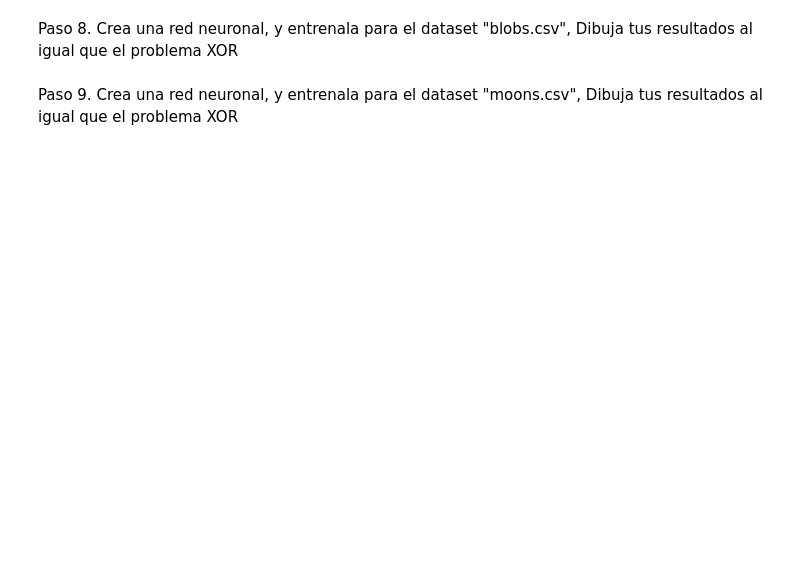
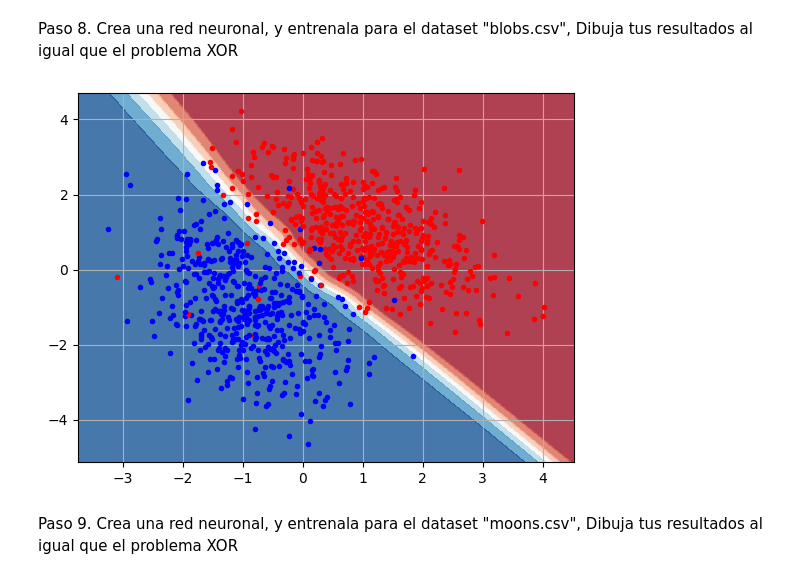
Before and after one commit to Joel-Alejandro-DM/DrivenPath, a Jupyter notebook: L04_Red_Neuronal_Densa.ipynb, the cells around one changed output. Drawn from its saved outputs; the diff is of its cells as text; code cells hidden in the pictures; blank space fills up the shorter version.

```diff
--- a/L04_Red_Neuronal_Densa.ipynb
+++ b/L04_Red_Neuronal_Densa.ipynb
@@ -63,9 +85,9 @@ class MLP:
 
     # Initialize weights
     for l in range(1, self.L + 1):
-      self.w[l] = -1 + 2 * np.random.rand(layers[l],   layers[l-1]) # en la capa l, (l x l-1)
-      self.b[l] = -1 + 2 * np.random.rand(layers[l], 1) # vector  columna
-      if l = self.L:
+      self.w[l] = -1 + 2 * np.random.rand(layers_dims[l],   layers_dims[l-1]) # en la capa l, (l x l-1)
+      self.b[l] = -1 + 2 * np.random.rand(layers_dims[l], 1) # vector  columna
+      if l == self.L:
         self.f[l] = output_activation
       else:
         self.f[l] = hidden_activation
@@ -94,7 +116,7 @@ class MLP:
       A[0] = X.copy()
       for l in range(1, self.L + 1):
         Z = self.w[l] @ A[l-1] + self.b[l]
-        A[l], dA[l] = self.f[l](Z, derivate = True)
+        A[l], dA[l] = self.f[l](Z, derivative = True)
 
       # Backpropagation
       for l in range(self.L, 0, -1):
@@ -151,4 +179,16 @@ MLP_binary_classification_2d(X,Y,net)
 # %% [markdown]
 Paso 8. Crea una red neuronal, y entrenala para el dataset "blobs.csv", Dibuja tus resultados al igual que el problema XOR
+# %%
+df = pd.read_csv('blobs.csv')
+
+Y = df[['y']].to_numpy().T   # Transpuesta para tener (clases × muestras)
+X = df.drop(['y'], axis=1).to_numpy().T
+df.head()
+
+net = MLP((2,100,1), learning_rate=0.2)
+net.fit(X, Y)
+MLP_binary_classification_2d(X,Y,net)
+# %% [output]
+[figure, added]
 # %% [markdown]
 Paso 9. Crea una red neuronal, y entrenala para el dataset "moons.csv", Dibuja tus resultados al igual que el problema XOR
```
Also changed, not shown: parts of 7 cells of this notebook.
